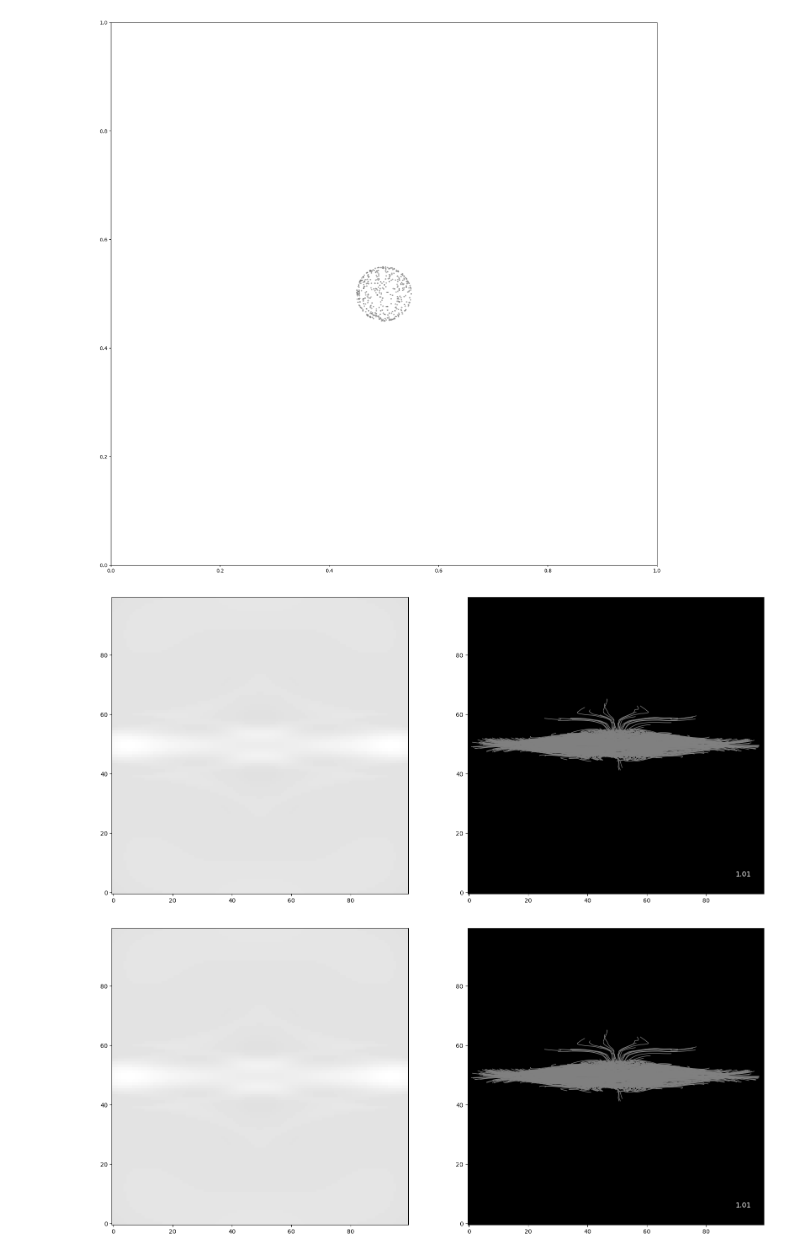
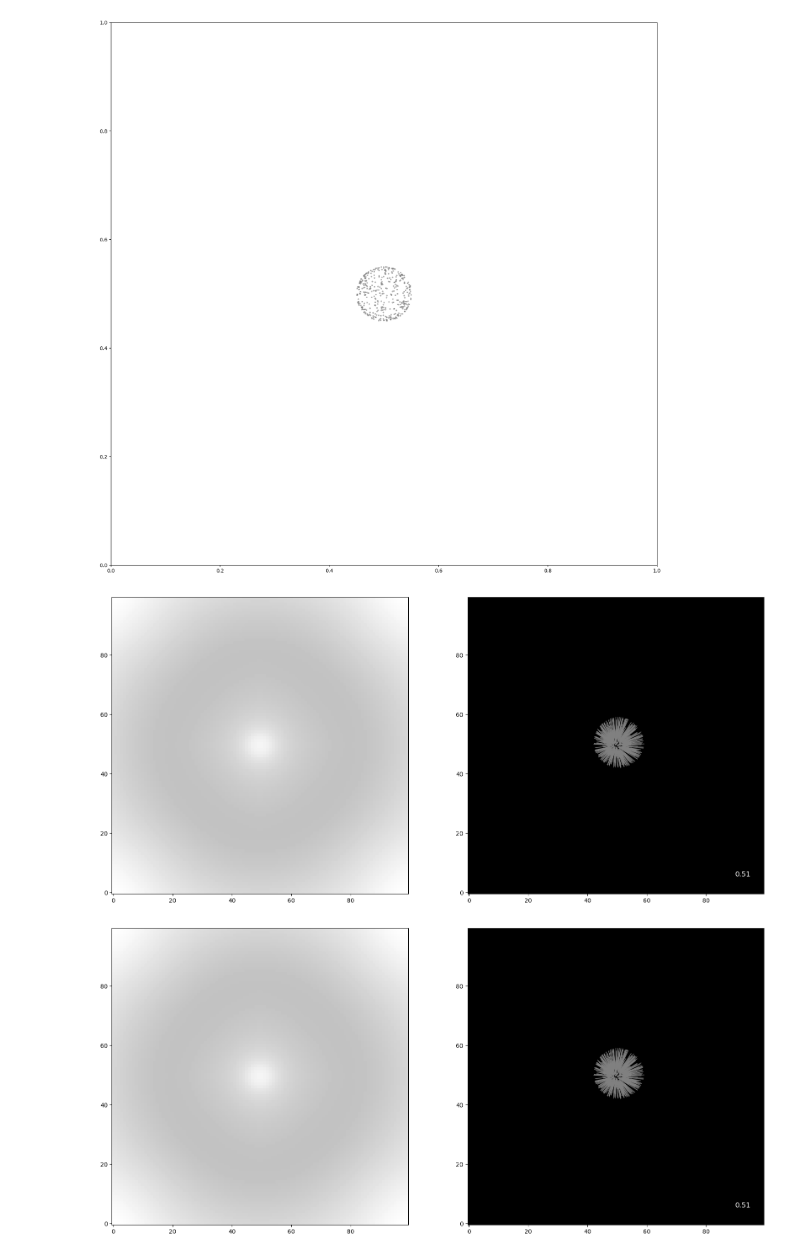
Before and after one commit to teo646/CFD, a Jupyter notebook: Riemann_Solvers_and_Numerical_Methods_for_Fluid_Dynamics_by_TORO/chapter16/explosion.ipynb, the cells around one changed output. Saved outputs shown, nothing was run; the diff lists cells and outputs as text; code cells hidden in the pictures.

```diff
--- a/Riemann_Solvers_and_Numerical_Methods_for_Fluid_Dynamics_by_TORO/chapter16/explosion.ipynb
+++ b/Riemann_Solvers_and_Numerical_Methods_for_Fluid_Dynamics_by_TORO/chapter16/explosion.ipynb
@@ -30,7 +30,7 @@ RESOLUTION = 100, 100, 100
 X_DOMAIN = [0, 1]
 Y_DOMAIN = [0, 1]
 Z_DOMAIN = [0, 1]
-T_DOMAIN = [0, 1]
+T_DOMAIN = [0, 0.5]
 
 DX = (X_DOMAIN[1] - X_DOMAIN[0]) / RESOLUTION[2]
 DY = (Y_DOMAIN[1] - Y_DOMAIN[0]) / RESOLUTION[1]
@@ -157,42 +157,42 @@ solver = GodunovEuler3D(
     y_domain=Y_DOMAIN,
     z_domain=Z_DOMAIN,
     cfl_coefficient=CFL_COEFFICIENT,
-    gamma=GAMMA,
+    GAMMA=GAMMA,
     tol=TOL,
     device=device
 )
 
 # Create explosion initial condition
 #cell: nz + 2, ny + 2, nx + 2, 5
-cell = solver.create_explosion_initial_condition(diameter=EXPLOSION_DIAMETER)
+cell = solver.create_explosion_initial_condition()
 
 # Run simulation for a few time steps
 t = T_DOMAIN[0]
 
 while t < T_DOMAIN[1]:
     clear_output(wait=True)
 
     cell, dt = solver.update(cell)
 
     rho = np.sum(cell[1:-1, 1:-1, 1:-1, 0].cpu().numpy(), axis=1)
     rho = rho / np.max(rho)
     im1.set_data(rho)
 
     # Grid 간격 계산
     dx = (X_DOMAIN[1] - X_DOMAIN[0]) / RESOLUTION[2]
     dy = (Y_DOMAIN[1] - Y_DOMAIN[0]) / RESOLUTION[1]
     dz = (Z_DOMAIN[1] - Z_DOMAIN[0]) / RESOLUTION[0]
 
     lines.advect(cell[1:-1, 1:-1, 1:-1, 1:4], dt, DX, DY, DZ)
 
     # get_drawing_polylines를 사용하여 periodic boundary 처리 및 numpy 변환
     #drawing_polylines = lines.get_drawing_polylines(RESOLUTION[:2])
     projected_lines = torch.stack([lines.lines[:, :, 0] * RESOLUTION[2], lines.lines[:, :, 2] * RESOLUTION[0]], dim=-1).cpu()
     line_segments1.set_segments(projected_lines)
 
     t += dt
     time_text.set_text(f"{t:.2f}")
     display(fig)
 # %% [output]
-[figure, old version]
+[figure, new version]
-[figure, old version]
+[figure, new version]
```
Also changed, not shown: 4 other files.
